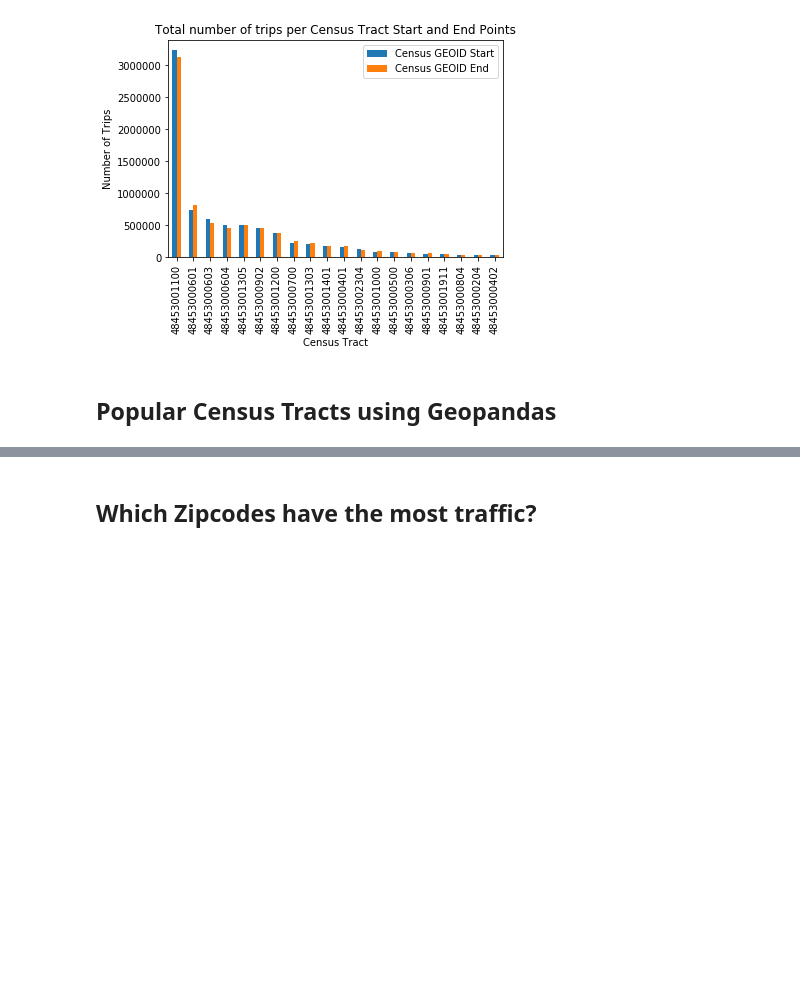
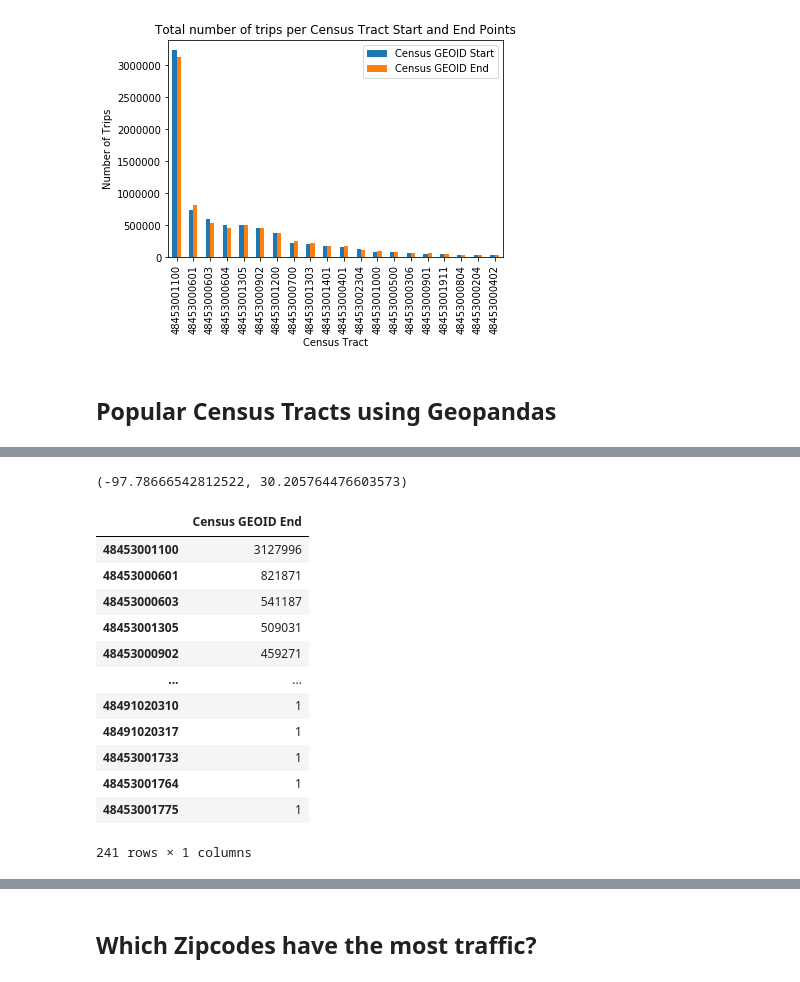
Before and after one commit to sheetalbongale/Scooters-In-Austin-Data-Analysis, a Jupyter notebook: notebooks/shared_mobility_AODP/data_story_sm.ipynb, the cells around one changed output, grey strips where cells are left out. Cells and saved outputs as stored; diff of their text form; code cells hidden in the pictures; blank space fills up the shorter version.

```diff
--- a/notebooks/shared_mobility_AODP/data_story_sm.ipynb
+++ b/notebooks/shared_mobility_AODP/data_story_sm.ipynb
@@ -154,0 +162,20 @@ map_df.head()
+# %%
+get_center_from_tract_id(48453002410)
+# %% [output]
+(-97.78666542812522, 30.205764476603573)
+# %%
+census_trip_end
+# %% [output]
+|  | Census GEOID End |
+| 48453001100 | 3127996 |
+| 48453000601 | 821871 |
+| 48453000603 | 541187 |
+| 48453001305 | 509031 |
+| 48453000902 | 459271 |
+| ... | ... |
+| 48491020310 | 1 |
+| 48491020317 | 1 |
+| 48453001733 | 1 |
+| 48453001764 | 1 |
+| 48453001775 | 1 |
+241 rows × 1 columns
```
Also changed, not shown: parts of 9 cells of this notebook, 1 other file.
